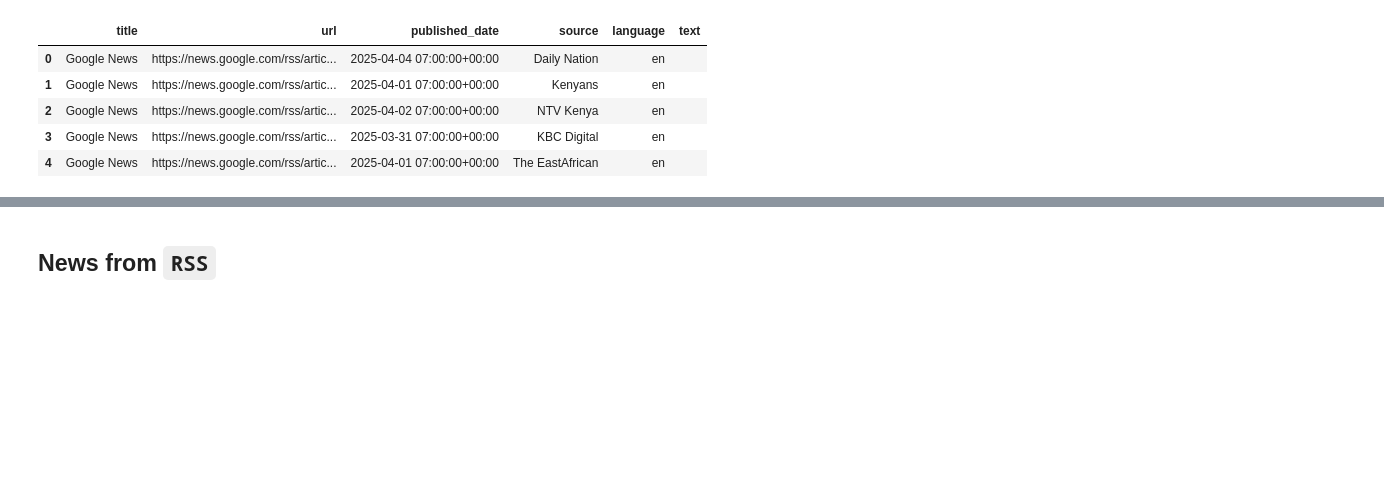
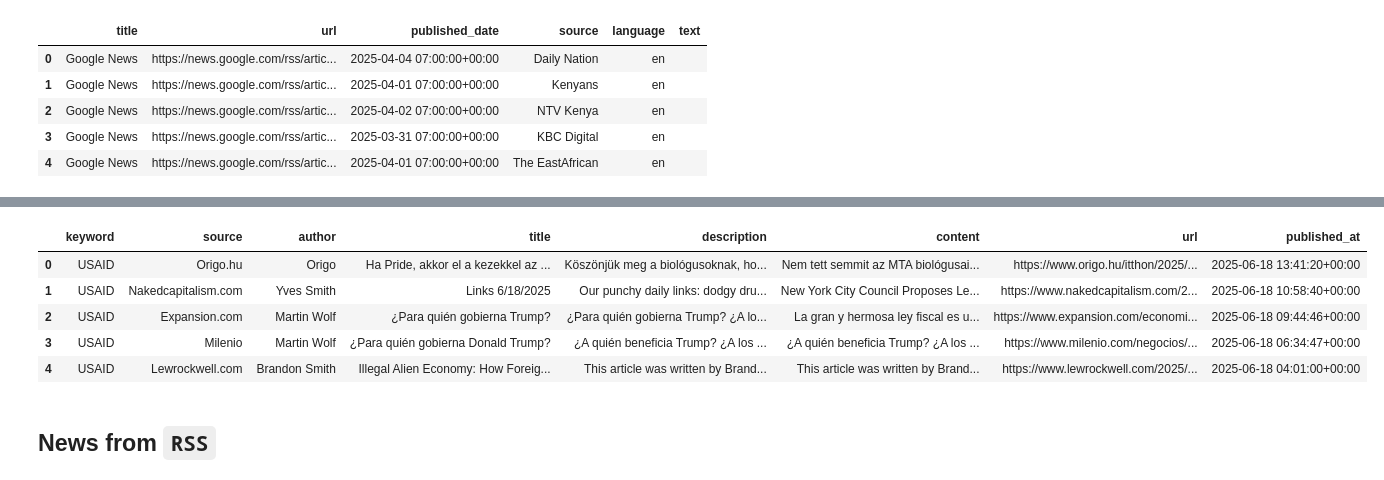
Before and after one commit to L-N-E0/USAID-Kenya-Sentiment-Analysis, a Jupyter notebook: data_collection_scripts/leo.ipynb, the cells around one changed output, grey strips where cells are left out. Saved outputs shown, nothing was run; the diff lists cells and outputs as text; code cells hidden in the pictures; blank space fills up the shorter version.

```diff
--- a/data_collection_scripts/leo.ipynb
+++ b/data_collection_scripts/leo.ipynb
@@ -654,0 +1301,2 @@ df.head()
+# %%
+df = pd.read_csv("../data/raw/leo_newsapi_articles.csv")
@@ -655,3 +1323,12 @@ df.head()
+# %%
+df.head()
+# %% [output]
+|  | keyword | source | author | title | description | content | url | published_at |
+| 0 | USAID | Origo.hu | Origo | Ha Pride, akkor el a kezekkel az ... | Köszönjük meg a biológusoknak, ho... | Nem tett semmit az MTA biológusai... | https://www.origo.hu/itthon/2025/... | 2025-06-18 13:41:20+00:00 |
+| 1 | USAID | Nakedcapitalism.com | Yves Smith | Links 6/18/2025 | Our punchy daily links: dodgy dru... | New York City Council Proposes Le... | https://www.nakedcapitalism.com/2... | 2025-06-18 10:58:40+00:00 |
+| 2 | USAID | Expansion.com | Martin Wolf | ¿Para quién gobierna Trump? | ¿Para quién gobierna Trump? ¿A lo... | La gran y hermosa ley fiscal es u... | https://www.expansion.com/economi... | 2025-06-18 09:44:46+00:00 |
+| 3 | USAID | Milenio | Martin Wolf | ¿Para quién gobierna Donald Trump? | ¿A quién beneficia Trump? ¿A los ... | ¿A quién beneficia Trump? ¿A los ... | https://www.milenio.com/negocios/... | 2025-06-18 06:34:47+00:00 |
+| 4 | USAID | Lewrockwell.com | Brandon Smith | Illegal Alien Economy: How Foreig... | This article was written by Brand... | This article was written by Brand... | https://www.lewrockwell.com/2025/... | 2025-06-18 04:01:00+00:00 |
 # %% [markdown]
 ## News from `RSS`
 # %%
```
Also changed, not shown: parts of 19 cells of this notebook, 2 other files.
